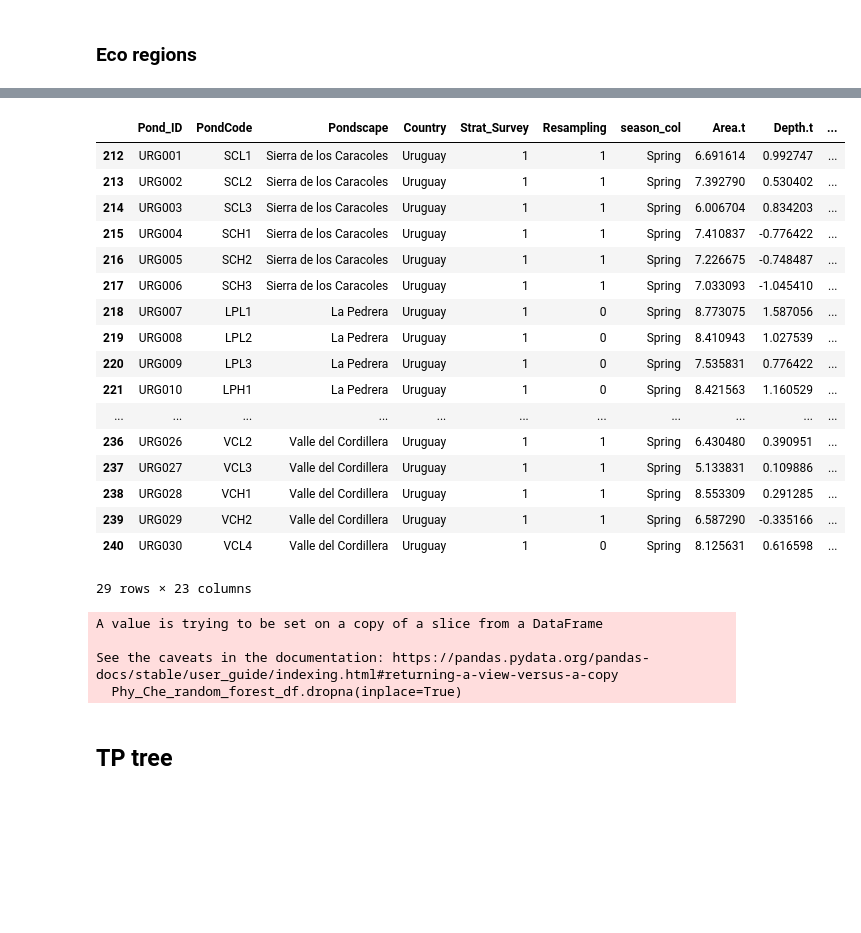
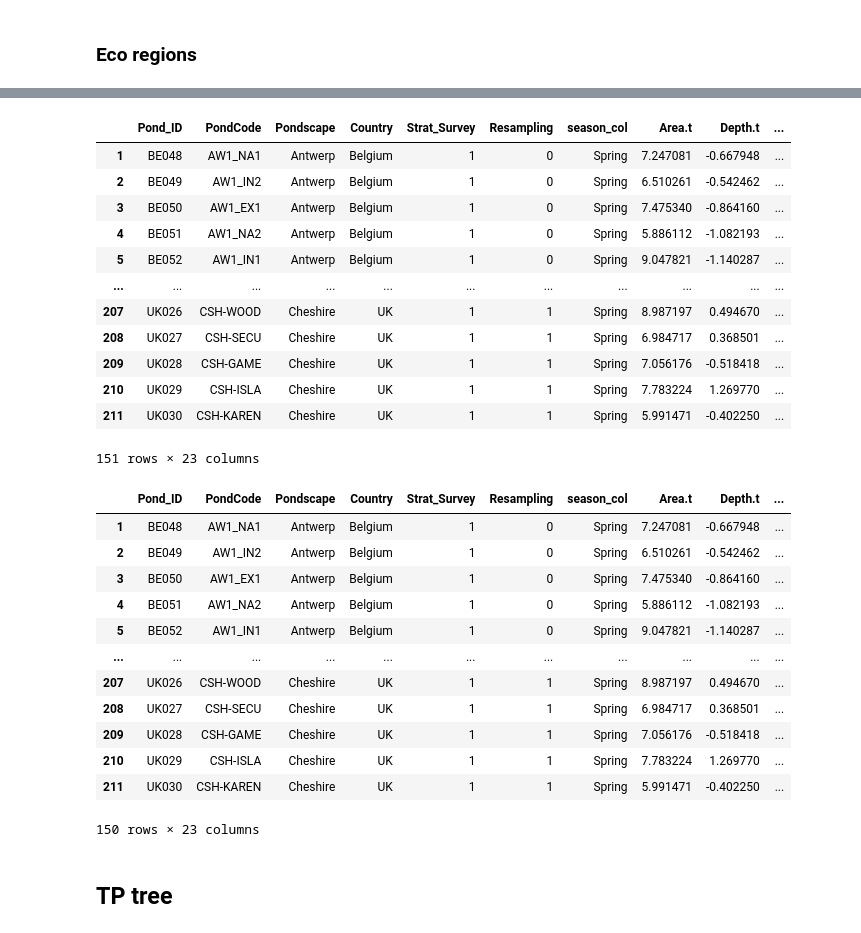
Before and after one commit to jingsday/ponderful_Scripts, a Jupyter notebook: ponderful_Scripts_random_forest/ponderful_Scripts_rf_regression_norm_ecoregions.ipynb, the cells around one changed output, grey strips where cells are left out. Saved outputs shown, nothing was run; the diff lists cells and outputs as text; code cells hidden in the pictures; blank space fills up the shorter version.

```diff
--- a/ponderful_Scripts_random_forest/ponderful_Scripts_rf_regression_norm_ecoregions.ipynb
+++ b/ponderful_Scripts_random_forest/ponderful_Scripts_rf_regression_norm_ecoregions.ipynb
@@ -46,9 +38,12 @@ display(Phy_Che)
 # %% [markdown]
 ### Eco regions
 # %%
-# Mediterranean ponds Spain; Temperature ponds Belgium, Germany, Switzerland, Denmark and UK; Continental Turkey; Subtropical Uruguay
-region='Uruguay'
-Phy_Che_Medi=Phy_Che[Phy_Che['Country']==f'{region}']
-display(Phy_Che_Medi)
+# subterranean ponds Spain; Temperature ponds Belgium, Germany, Switzerland, Denmark and UK; Continental Turkey;subtropical Uruguay
+region='Temperature'
+#Phy_Che_sub=Phy_Che[Phy_Che['Country']==f'{region}'|]
+#display(Phy_Che_sub)
+
+Phy_Che_sub=Phy_Che[(Phy_Che['Country']!=f'Spain')&(Phy_Che['Country']!='Uruguay')&(Phy_Che['Country']!='Turkey')]
+display(Phy_Che_sub)
 # %% [output]
 |  | Pond_ID | PondCode | X | Y | Pondscape | Country | Strat_Survey | Resampling | season_col | ... |
@@ -72,37 +62,43 @@ display(Phy_Che_Medi)
 # %%
 vars=['Pond_ID', 'PondCode', 'Pondscape', 'Country', 'Strat_Survey',
        'Resampling', 'season_col','Area.t', 'Depth.t','TN', 'TP','bio1.t', 'bio4.t', 'bio5.t','bio12.t','Hydeoperiod_length.t',
        'Animals_cont.t', 'Natural_5.t','Aquatic_500_qt', 'Cropland_500_qt', 'Forest_500_qt',
        'Pastures.and.open.nature_500_qt','Urban_500_qt',]
-Phy_Che_random_forest_df = Phy_Che_Medi[vars]
+Phy_Che_random_forest_df = Phy_Che_sub[vars]
 display(Phy_Che_random_forest_df)
 # %% [output]
 |  | Pond_ID | PondCode | Pondscape | Country | Strat_Survey | Resampling | season_col | Area.t | Depth.t | ... |
-| 212 | URG001 | SCL1 | Sierra de los Caracoles | Uruguay | 1 | 1 | Spring | 6.691614 | 0.992747 | ... |
-| 213 | URG002 | SCL2 | Sierra de los Caracoles | Uruguay | 1 | 1 | Spring | 7.392790 | 0.530402 | ... |
-| 214 | URG003 | SCL3 | Sierra de los Caracoles | Uruguay | 1 | 1 | Spring | 6.006704 | 0.834203 | ... |
-| 215 | URG004 | SCH1 | Sierra de los Caracoles | Uruguay | 1 | 1 | Spring | 7.410837 | -0.776422 | ... |
-| 216 | URG005 | SCH2 | Sierra de los Caracoles | Uruguay | 1 | 1 | Spring | 7.226675 | -0.748487 | ... |
-| 217 | URG006 | SCH3 | Sierra de los Caracoles | Uruguay | 1 | 1 | Spring | 7.033093 | -1.045410 | ... |
-| 218 | URG007 | LPL1 | La Pedrera | Uruguay | 1 | 0 | Spring | 8.773075 | 1.587056 | ... |
-| 219 | URG008 | LPL2 | La Pedrera | Uruguay | 1 | 0 | Spring | 8.410943 | 1.027539 | ... |
-| 220 | URG009 | LPL3 | La Pedrera | Uruguay | 1 | 0 | Spring | 7.535831 | 0.776422 | ... |
-| 221 | URG010 | LPH1 | La Pedrera | Uruguay | 1 | 0 | Spring | 8.421563 | 1.160529 | ... |
+| 1 | BE048 | AW1_NA1 | Antwerp | Belgium | 1 | 0 | Spring | 7.247081 | -0.667948 | ... |
+| 2 | BE049 | AW1_IN2 | Antwerp | Belgium | 1 | 0 | Spring | 6.510261 | -0.542462 | ... |
+| 3 | BE050 | AW1_EX1 | Antwerp | Belgium | 1 | 0 | Spring | 7.475340 | -0.864160 | ... |
+| 4 | BE051 | AW1_NA2 | Antwerp | Belgium | 1 | 0 | Spring | 5.886112 | -1.082193 | ... |
+| 5 | BE052 | AW1_IN1 | Antwerp | Belgium | 1 | 0 | Spring | 9.047821 | -1.140287 | ... |
 | ... | ... | ... | ... | ... | ... | ... | ... | ... | ... | ... |
-| 236 | URG026 | VCL2 | Valle del Cordillera | Uruguay | 1 | 1 | Spring | 6.430480 | 0.390951 | ... |
-| 237 | URG027 | VCL3 | Valle del Cordillera | Uruguay | 1 | 1 | Spring | 5.133831 | 0.109886 | ... |
-| 238 | URG028 | VCH1 | Valle del Cordillera | Uruguay | 1 | 1 | Spring | 8.553309 | 0.291285 | ... |
-| 239 | URG029 | VCH2 | Valle del Cordillera | Uruguay | 1 | 1 | Spring | 6.587290 | -0.335166 | ... |
-| 240 | URG030 | VCL4 | Valle del Cordillera | Uruguay | 1 | 0 | Spring | 8.125631 | 0.616598 | ... |
+| 207 | UK026 | CSH-WOOD | Cheshire | UK | 1 | 1 | Spring | 8.987197 | 0.494670 | ... |
+| 208 | UK027 | CSH-SECU | Cheshire | UK | 1 | 1 | Spring | 6.984717 | 0.368501 | ... |
+| 209 | UK028 | CSH-GAME | Cheshire | UK | 1 | 1 | Spring | 7.056176 | -0.518418 | ... |
+| 210 | UK029 | CSH-ISLA | Cheshire | UK | 1 | 1 | Spring | 7.783224 | 1.269770 | ... |
+| 211 | UK030 | CSH-KAREN | Cheshire | UK | 1 | 1 | Spring | 5.991471 | -0.402250 | ... |
-29 rows × 23 columns
+151 rows × 23 columns
 # %%
 #UK lancaster has NA values for both TP and TP
 Phy_Che_random_forest_df.dropna(inplace=True)
-# %% [output]
-A value is trying to be set on a copy of a slice from a DataFrame
-
-See the caveats in the documentation: https://pandas.pydata.org/pandas-docs/stable/user_guide/indexing.html#returning-a-view-versus-a-copy
-  Phy_Che_random_forest_df.dropna(inplace=True)
+# %%
+Phy_Che_random_forest_df
+# %% [output]
+|  | Pond_ID | PondCode | Pondscape | Country | Strat_Survey | Resampling | season_col | Area.t | Depth.t | ... |
+| 1 | BE048 | AW1_NA1 | Antwerp | Belgium | 1 | 0 | Spring | 7.247081 | -0.667948 | ... |
+| 2 | BE049 | AW1_IN2 | Antwerp | Belgium | 1 | 0 | Spring | 6.510261 | -0.542462 | ... |
+| 3 | BE050 | AW1_EX1 | Antwerp | Belgium | 1 | 0 | Spring | 7.475340 | -0.864160 | ... |
+| 4 | BE051 | AW1_NA2 | Antwerp | Belgium | 1 | 0 | Spring | 5.886112 | -1.082193 | ... |
+| 5 | BE052 | AW1_IN1 | Antwerp | Belgium | 1 | 0 | Spring | 9.047821 | -1.140287 | ... |
+| ... | ... | ... | ... | ... | ... | ... | ... | ... | ... | ... |
+| 207 | UK026 | CSH-WOOD | Cheshire | UK | 1 | 1 | Spring | 8.987197 | 0.494670 | ... |
+| 208 | UK027 | CSH-SECU | Cheshire | UK | 1 | 1 | Spring | 6.984717 | 0.368501 | ... |
+| 209 | UK028 | CSH-GAME | Cheshire | UK | 1 | 1 | Spring | 7.056176 | -0.518418 | ... |
+| 210 | UK029 | CSH-ISLA | Cheshire | UK | 1 | 1 | Spring | 7.783224 | 1.269770 | ... |
+| 211 | UK030 | CSH-KAREN | Cheshire | UK | 1 | 1 | Spring | 5.991471 | -0.402250 | ... |
+150 rows × 23 columns
 # %% [markdown]
 ## TP tree
 # %%
```
Also changed, not shown: parts of 15 cells of this notebook, 1 other file.
